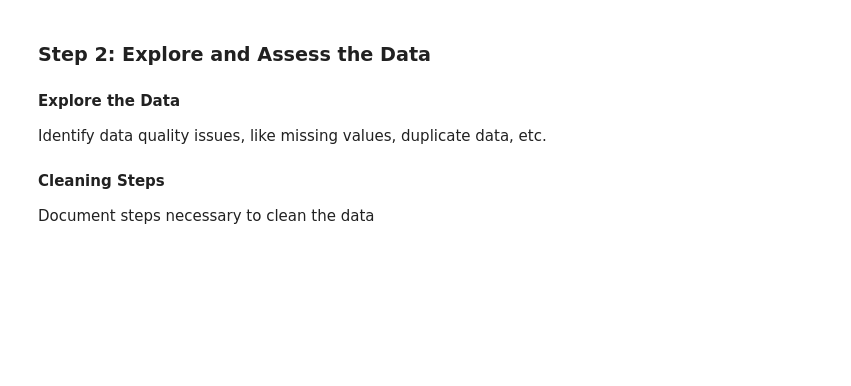
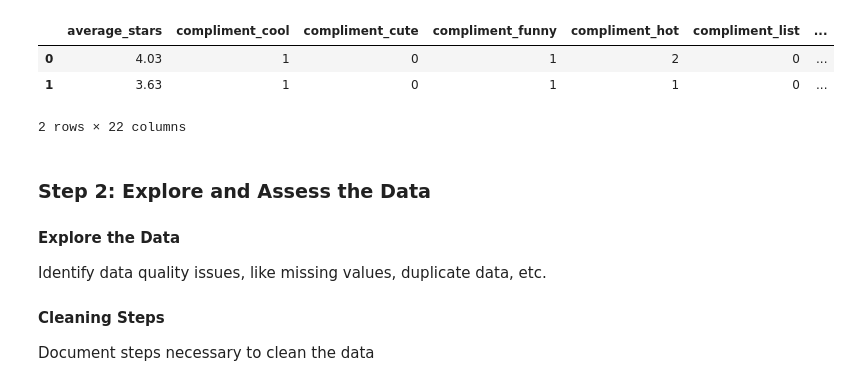
Before and after one commit to yuralim/yelp_dataset_analysis, a Jupyter notebook: Capstone Project Template.ipynb, the cells around one changed output. Saved outputs shown, nothing was run; the diff lists cells and outputs as text; code cells hidden in the pictures; blank space fills up the shorter version.

```diff
--- a/Capstone Project Template.ipynb
+++ b/Capstone Project Template.ipynb
@@ -48,3 +241,11 @@ df_spark=spark.read.parquet("sas_data")
+# %%
+user_df = spark.read.json(data_folder + 'user.json')
+user_df.limit(2).toPandas()
+# %% [output]
+|  | average_stars | compliment_cool | compliment_cute | compliment_funny | compliment_hot | compliment_list | ... |
+| 0 | 4.03 | 1 | 0 | 1 | 2 | 0 | ... |
+| 1 | 3.63 | 1 | 0 | 1 | 1 | 0 | ... |
+2 rows × 22 columns
 # %% [markdown]
 ### Step 2: Explore and Assess the Data
 #### Explore the Data
```
Also changed, not shown: parts of 86 cells of this notebook, 6 other files.
